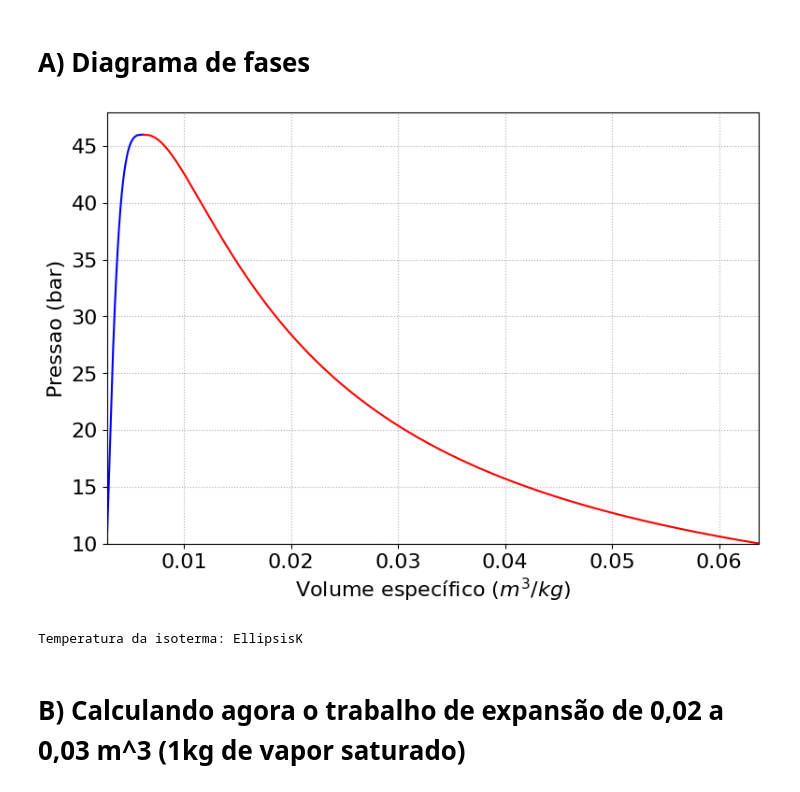
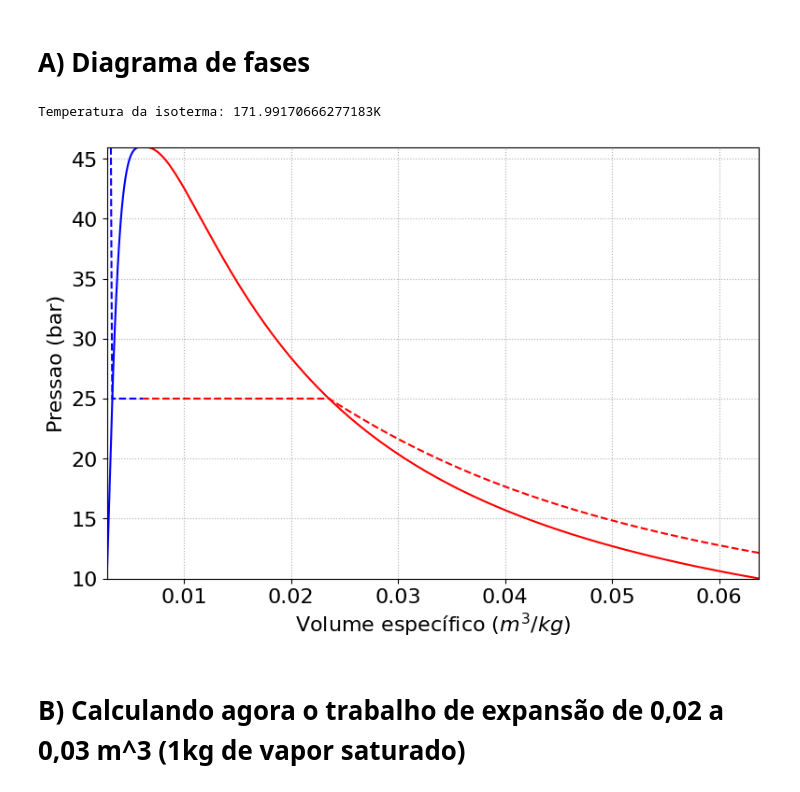
Before and after one commit to eburille/termodinamica, a Jupyter notebook: Exercício Computacional Diagrama de Fases.ipynb, the cells around one changed output. Drawn from its saved outputs; the diff is of its cells as text; code cells hidden in the pictures.

Commit message:
Calcula a isoterma

```diff
--- a/Exercício Computacional Diagrama de Fases.ipynb
+++ b/Exercício Computacional Diagrama de Fases.ipynb
@@ -43,28 +43,33 @@ v_sat_vap = 1/d_sat_vap
 vmin = np.min(v_sat_liq)
 vmax = np.max(v_sat_vap)
 # %%
+# Obtendo dados das isotermas
+Psat = 25 #bar
+Pisot = Psat * 1E5 # O valor do seu enunciado
+
+Disot = PropsSI('D', 'P', Pisot, 'Q', 0, Fluido)
+Tisot =  PropsSI('T', 'P', Pisot, 'D', Disot, Fluido)
+
+Pisot1 =  PropsSI('P', 'T', Tisot, 'D', d_sat_liq, Fluido)
+Pisot2 =  PropsSI('P', 'T', Tisot, 'D', d_sat_vap, Fluido)
+
+print('Temperatura da isoterma: ' + str(Tisot) + 'K')
+
 plt.figure(figsize=(9,6))
-plt.plot(v_sat_liq, P_vec/1E5, color='blue')
-plt.plot(v_sat_vap, P_vec/1E5, color='red')
+plt.plot(v_sat_liq, P_vec/1E5, color='b')
+plt.plot(v_sat_vap, P_vec/1E5, color='r')
+plt.plot(v_sat_liq, Pisot1/1E5, color='b', linestyle='--')
+plt.plot(v_sat_vap, Pisot2/1E5, color='r', linestyle='--')
 plt.grid(linestyle = ':')
 plt.xticks(fontsize = 16)
 plt.yticks(fontsize = 16)
 plt.xlabel("Volume específico ($m^3/kg$)", fontsize = 16)
 plt.ylabel("Pressao (bar)", fontsize = 16)
-plt.axis([vmin, vmax, Pmin/1e5, P_critico/1e5+2])
+plt.axis([vmin, vmax, Pmin/1e5, P_critico/1e5])
 plt.show()
 # %% [output]
+Temperatura da isoterma: 171.99170666277183K
-[figure, old version]
+[figure, new version]
-# %%
-# Obtendo dados das isotermas
-Pisot_bar = 25 #bar
-
-Pisot = Pisot_bar * 1E5 # O valor do seu enunciado
-Tisot =  ...
-print('Temperatura da isoterma: ' + str(Tisot) + 'K')
-...
-# %% [output]
-Temperatura da isoterma: EllipsisK
 # %% [markdown]
 # B) Calculando agora o trabalho de expansão de 0,02 a 0,03 m^3 (1kg de vapor saturado)
 # %%
```
Also changed, not shown: parts of 1 cell of this notebook, 2 other files.
